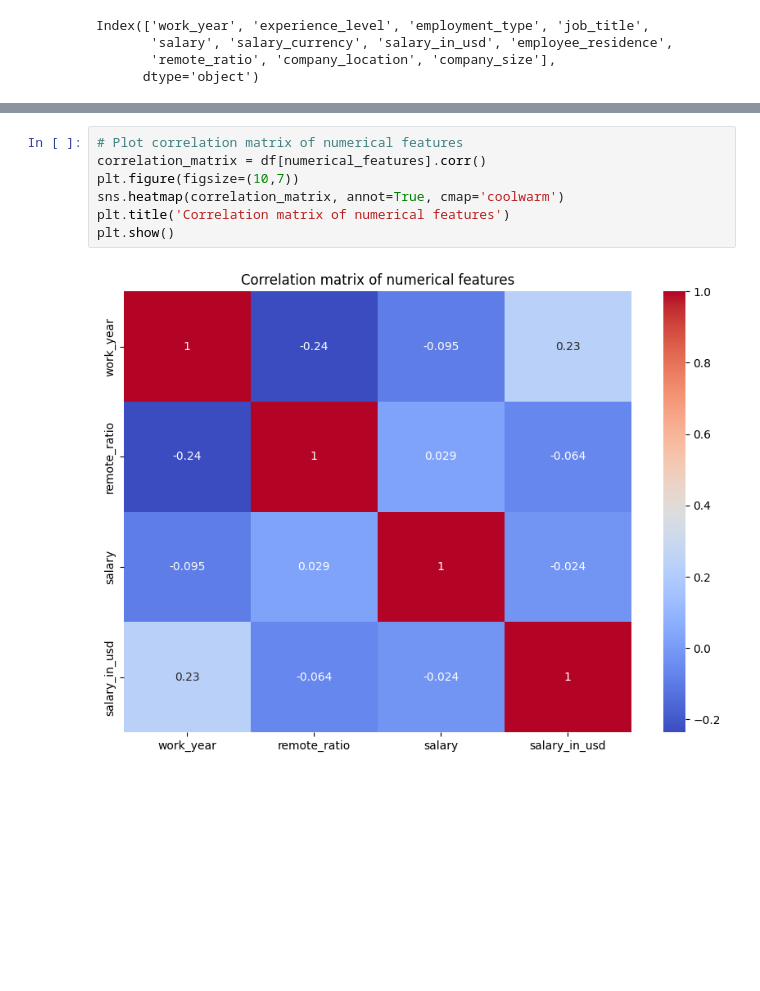
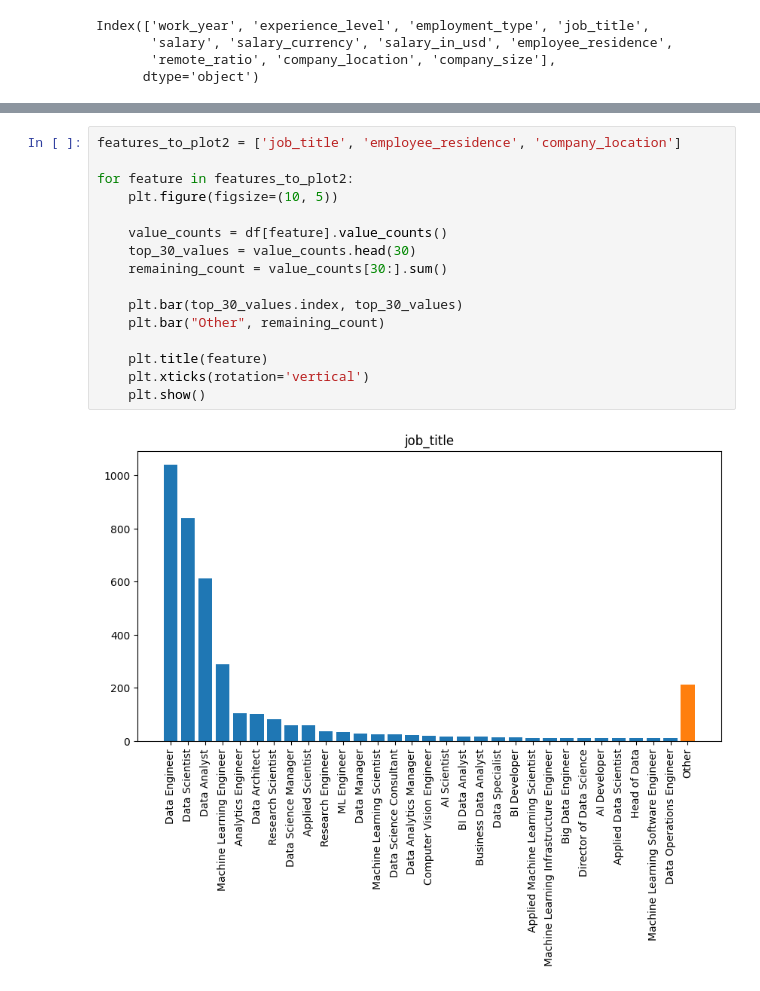
Before and after one commit to MahnazRabbani/datascience-salary-prediction, a Jupyter notebook: initial_data_analysis.ipynb, the cells around one changed output, grey strips where cells are left out. Cells and saved outputs as stored; diff of their text form; blank space fills up the shorter version.

```diff
--- a/initial_data_analysis.ipynb
+++ b/initial_data_analysis.ipynb
@@ -188,9 +186,18 @@ for feature in categorical_features:
-# %%
-# Plot correlation matrix of numerical features
-correlation_matrix = df[numerical_features].corr()
-plt.figure(figsize=(10,7))
-sns.heatmap(correlation_matrix, annot=True, cmap='coolwarm')
-plt.title('Correlation matrix of numerical features')
-plt.show()
-# %% [output]
-[figure, removed]
+# %%
+features_to_plot2 = ['job_title', 'employee_residence', 'company_location']
+
+for feature in features_to_plot2:
+    plt.figure(figsize=(10, 5))
+
+    value_counts = df[feature].value_counts()
+    top_30_values = value_counts.head(30)
+    remaining_count = value_counts[30:].sum()
+
+    plt.bar(top_30_values.index, top_30_values)
+    plt.bar("Other", remaining_count)
+
+    plt.title(feature)
+    plt.xticks(rotation='vertical')
+    plt.show()
+# %% [output]
+[figure, added]
```
Also changed, not shown: parts of 10 cells of this notebook.
